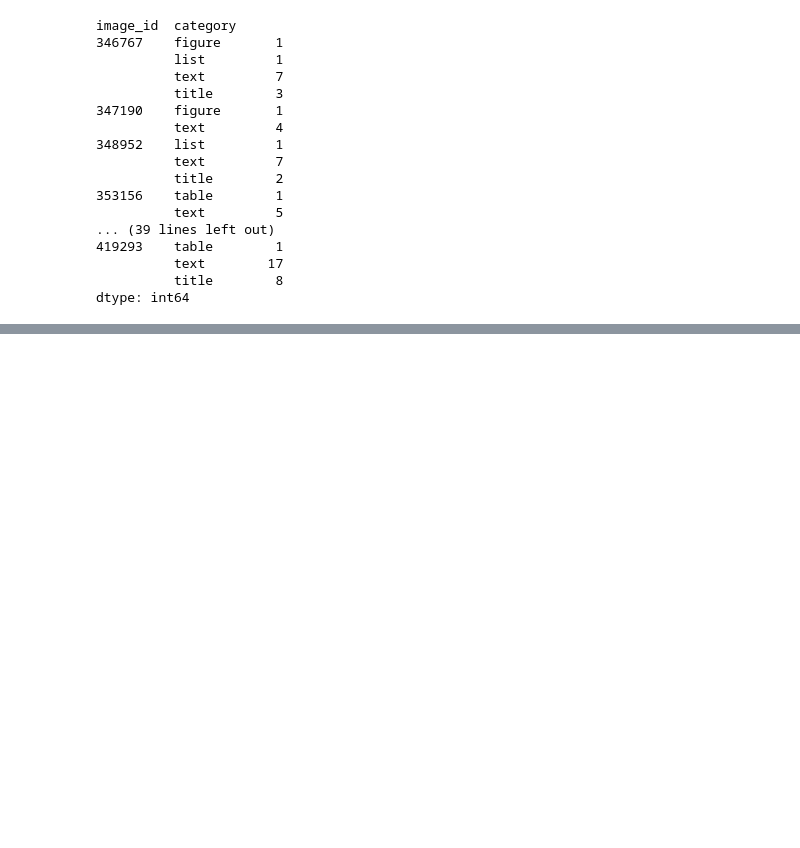
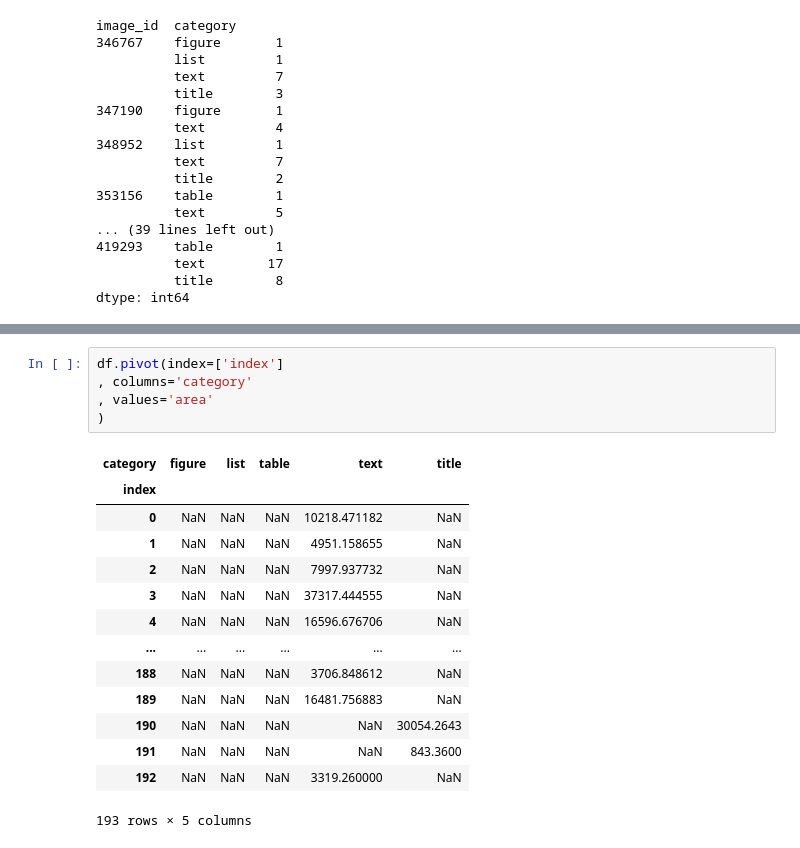
Before and after one commit to Abhishek92kumar/LJMU, a Jupyter notebook: exploring_PubLayNet_dataset.ipynb, the cells around one changed output, grey strips where cells are left out. Saved outputs shown, nothing was run; the diff lists cells and outputs as text; blank space fills up the shorter version.

```diff
--- a/exploring_PubLayNet_dataset.ipynb
+++ b/exploring_PubLayNet_dataset.ipynb
@@ -678,0 +723,20 @@ dtype: int64
+# %%
+df.pivot(index=['index']
+, columns='category'
+, values='area'
+)
+# %% [output]
+| category | figure | list | table | text | title |
+| index |  |  |  |  |  |
+| 0 | NaN | NaN | NaN | 10218.471182 | NaN |
+| 1 | NaN | NaN | NaN | 4951.158655 | NaN |
+| 2 | NaN | NaN | NaN | 7997.937732 | NaN |
+| 3 | NaN | NaN | NaN | 37317.444555 | NaN |
+| 4 | NaN | NaN | NaN | 16596.676706 | NaN |
+| ... | ... | ... | ... | ... | ... |
+| 188 | NaN | NaN | NaN | 3706.848612 | NaN |
+| 189 | NaN | NaN | NaN | 16481.756883 | NaN |
+| 190 | NaN | NaN | NaN | NaN | 30054.2643 |
+| 191 | NaN | NaN | NaN | NaN | 843.3600 |
+| 192 | NaN | NaN | NaN | 3319.260000 | NaN |
+193 rows × 5 columns
```
Also changed, not shown: parts of 14 cells of this notebook.
